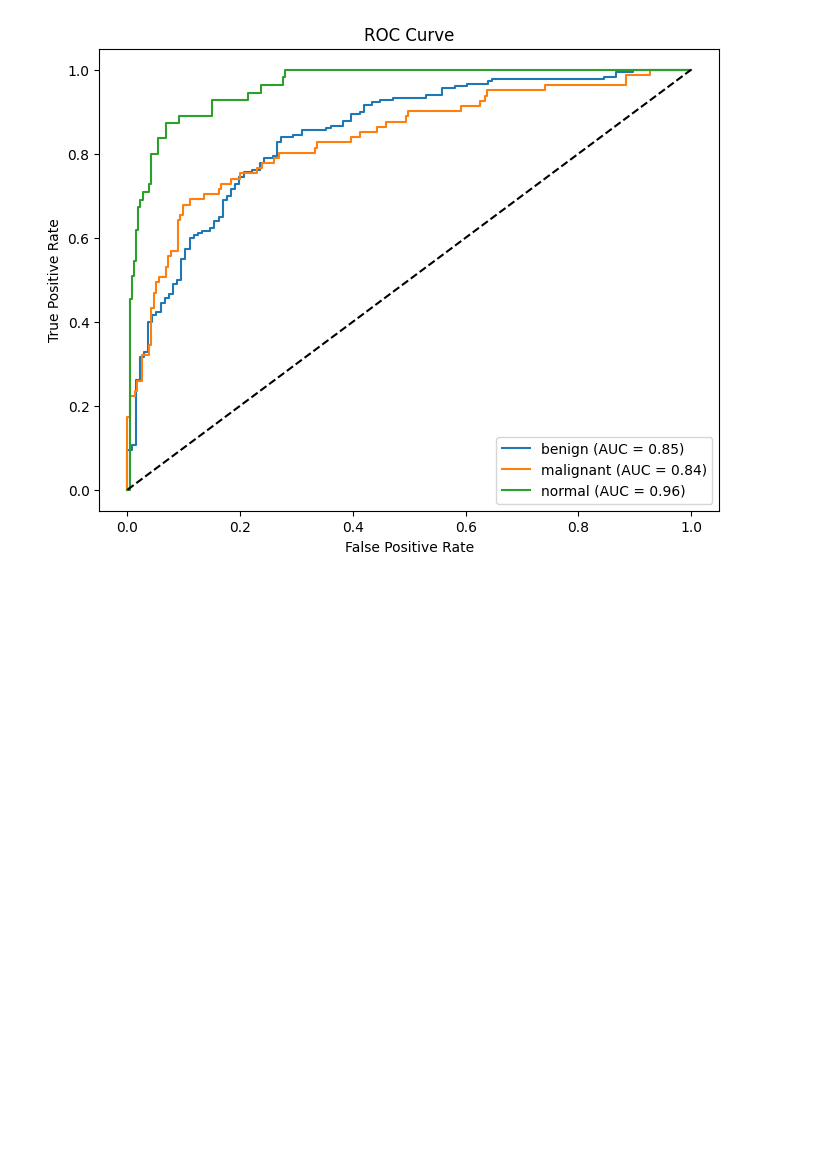
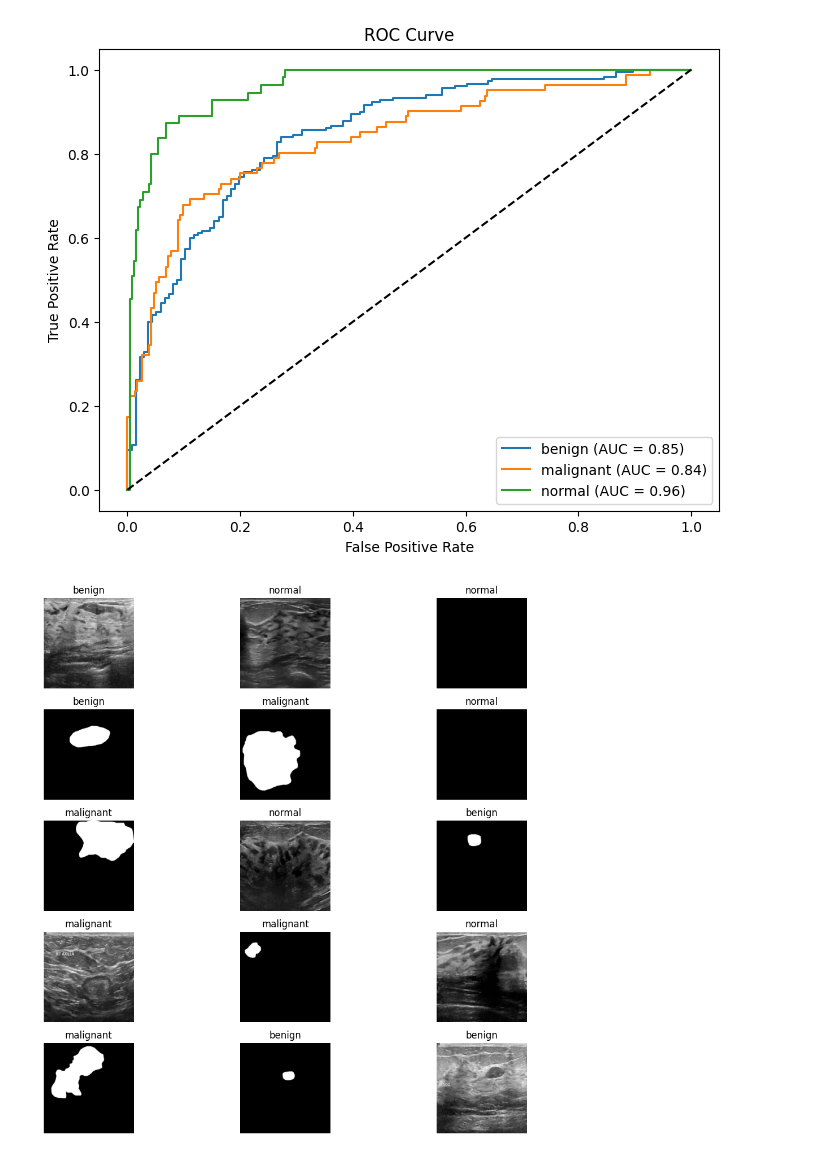
Before and after one commit to RajaSimha2510/DLMI2, a Jupyter notebook: BUSI.ipynb, the cells around one changed output. Drawn from its saved outputs; the diff is of its cells as text; code cells hidden in the pictures; blank space fills up the shorter version.

```diff
--- a/BUSI.ipynb
+++ b/BUSI.ipynb
@@ -308,3 +308,30 @@ plt.legend()
 plt.show()
 # %% [output]
 [figure]
+# %%
+import matplotlib.pyplot as plt
+import numpy as np
+
+class_names = dataset.classes
+
+images, labels = next(iter(train_loader))
+
+plt.figure(figsize=(12,10))
+
+for i in range(15):
+
+    ax = plt.subplot(5,3,i+1)
+    ax.axis("off")
+
+    img = images[i].permute(1,2,0).numpy()
+
+    label = class_names[labels[i]]
+
+    ax.set_title(label)
+
+    plt.imshow(img)
+
+plt.tight_layout()
+plt.show()
+# %% [output]
+[figure, added]
```
Also changed, not shown: 2 other files.
